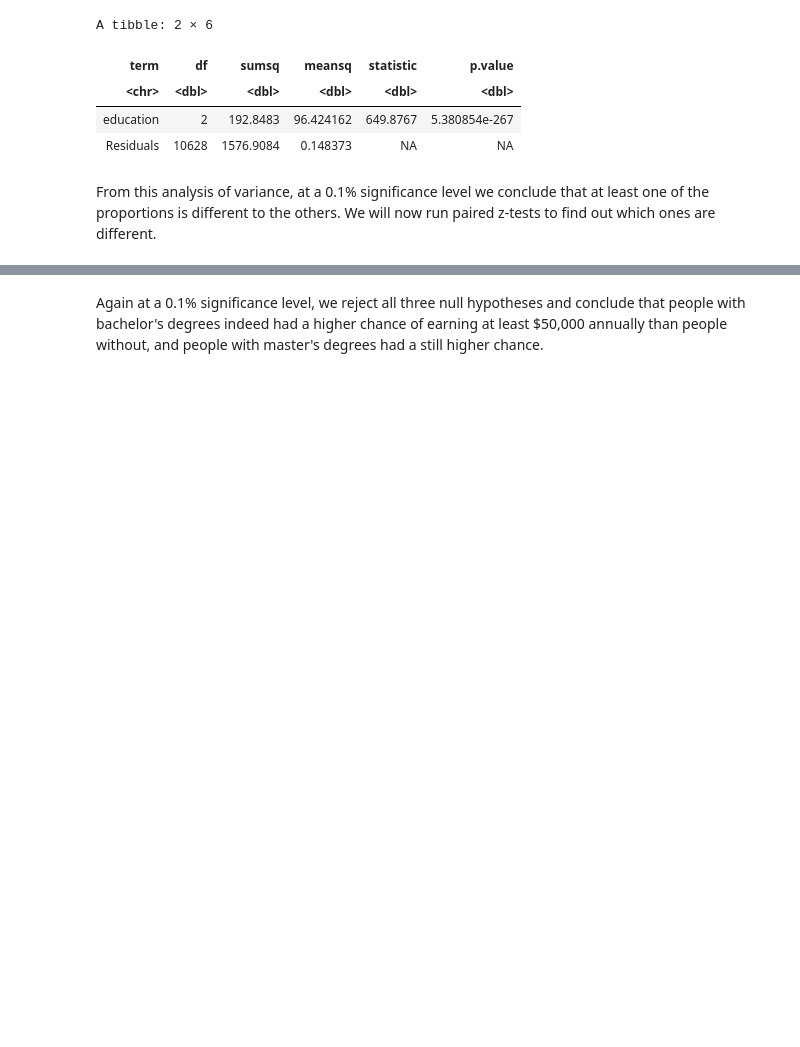
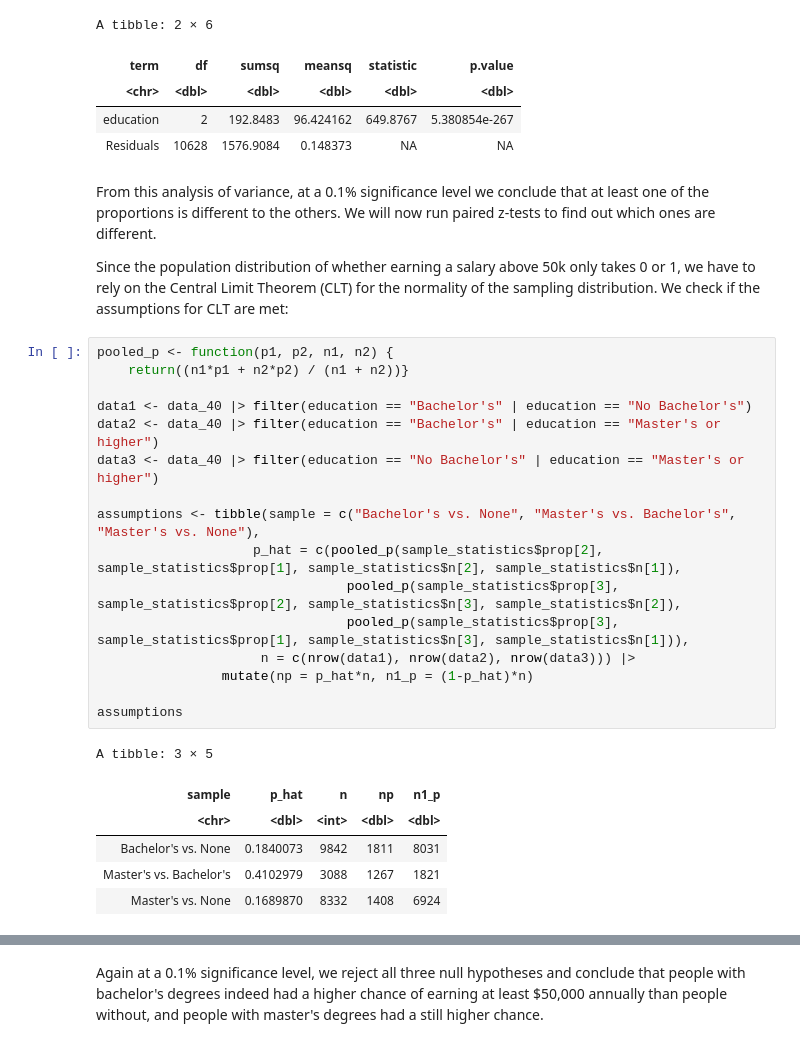
Before and after one commit to Julian-UBC/project-32, a Jupyter notebook: education_income.ipynb, the cells around one changed output, grey strips where cells are left out. Cells and saved outputs as stored; diff of their text form; blank space fills up the shorter version.

```diff
--- a/education_income.ipynb
+++ b/education_income.ipynb
@@ -239,3 +241,28 @@ A tibble: 2 × 6
 | Residuals | 10628 | 1576.9084 | 0.148373 | NA | NA |
 # %% [markdown]
 From this analysis of variance, at a 0.1% significance level we conclude that at least one of the proportions is different to the others. We will now run paired z-tests to find out which ones are different.
+
+Since the population distribution of whether earning a salary above 50k only takes 0 or 1, we have to rely on the Central Limit Theorem (CLT) for the normality of the sampling distribution. We check if the assumptions for CLT are met:
+# %%
+pooled_p <- function(p1, p2, n1, n2) {
+    return((n1*p1 + n2*p2) / (n1 + n2))}
+
+data1 <- data_40 |> filter(education == "Bachelor's" | education == "No Bachelor's")
+data2 <- data_40 |> filter(education == "Bachelor's" | education == "Master's or higher")
+data3 <- data_40 |> filter(education == "No Bachelor's" | education == "Master's or higher")
+
+assumptions <- tibble(sample = c("Bachelor's vs. None", "Master's vs. Bachelor's", "Master's vs. None"),
+                    p_hat = c(pooled_p(sample_statistics$prop[2], sample_statistics$prop[1], sample_statistics$n[2], sample_statistics$n[1]),
+                                pooled_p(sample_statistics$prop[3], sample_statistics$prop[2], sample_statistics$n[3], sample_statistics$n[2]),
+                                pooled_p(sample_statistics$prop[3], sample_statistics$prop[1], sample_statistics$n[3], sample_statistics$n[1])),
+                     n = c(nrow(data1), nrow(data2), nrow(data3))) |>
+                mutate(np = p_hat*n, n1_p = (1-p_hat)*n)
+
+assumptions
+# %% [output]
+A tibble: 3 × 5
+| sample | p_hat | n | np | n1_p |
+| <chr> | <dbl> | <int> | <dbl> | <dbl> |
+| Bachelor's vs. None | 0.1840073 | 9842 | 1811 | 8031 |
+| Master's vs. Bachelor's | 0.4102979 | 3088 | 1267 | 1821 |
+| Master's vs. None | 0.1689870 | 8332 | 1408 | 6924 |
```
Also changed, not shown: parts of 12 cells of this notebook.
